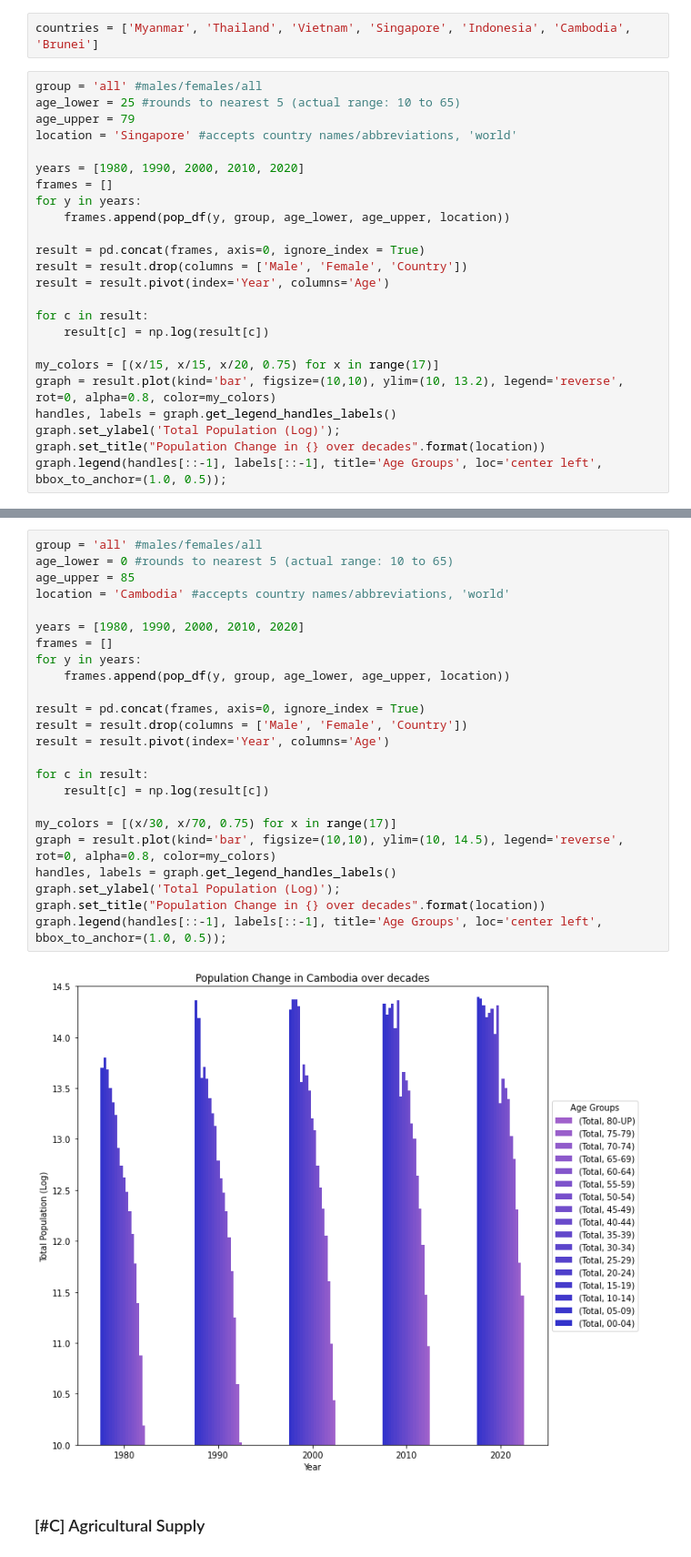
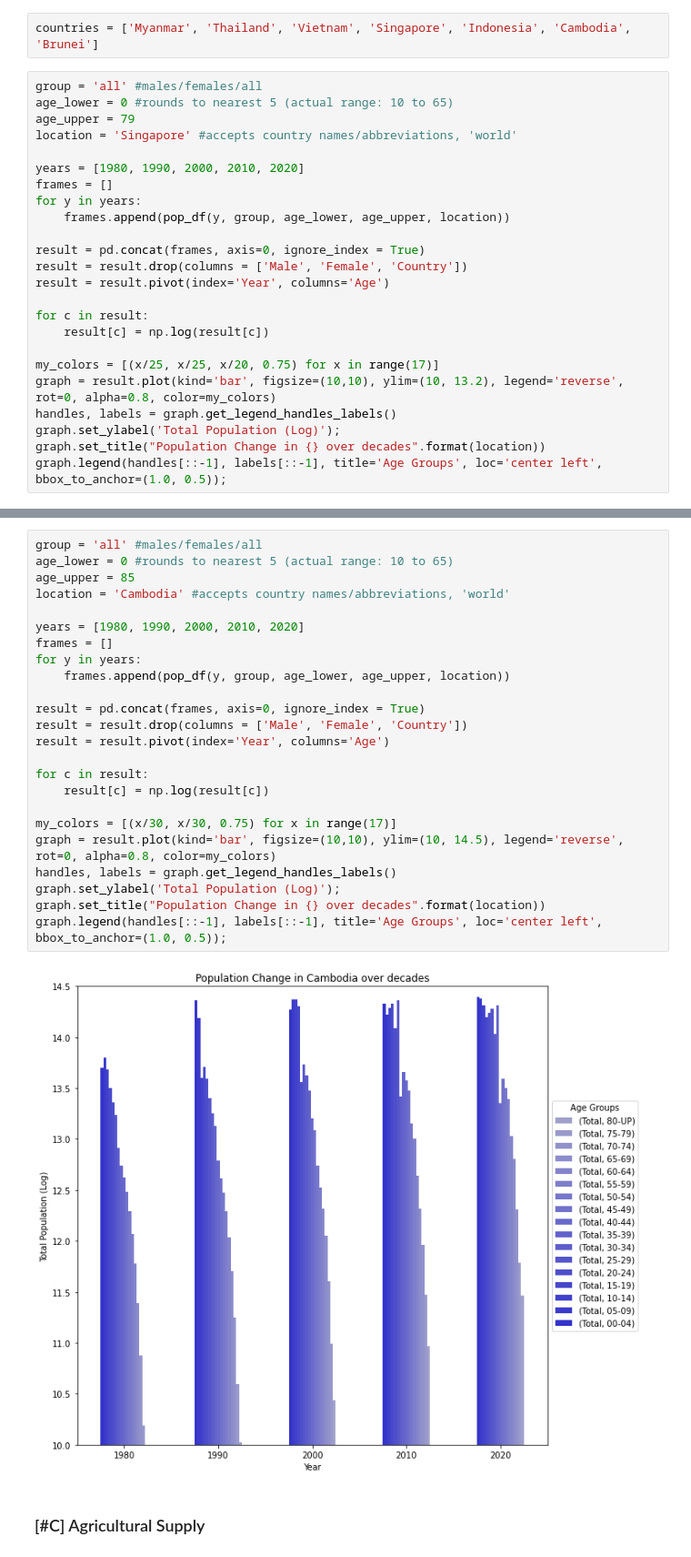
Before and after one commit to jasminlee/EEP-153-Mahalanobis-project-1, a Jupyter notebook: project1.ipynb, the cells around one changed output, grey strips where cells are left out. Shown at 91% size. Drawn from its saved outputs; the diff is of its cells as text.

```diff
--- a/project1.ipynb
+++ b/project1.ipynb
@@ -255,7 +255,7 @@ changes over time, this is for you!
 countries = ['Myanmar', 'Thailand', 'Vietnam', 'Singapore', 'Indonesia', 'Cambodia', 'Brunei']
 # %%
 group = 'all' #males/females/all
-age_lower = 25 #rounds to nearest 5 (actual range: 10 to 65)
+age_lower = 0 #rounds to nearest 5 (actual range: 10 to 65)
 age_upper = 79
 location = 'Singapore' #accepts country names/abbreviations, 'world'
 
@@ -271,7 +271,7 @@ result = result.pivot(index='Year', columns='Age')
 for c in result:
     result[c] = np.log(result[c])
 
-my_colors = [(x/15, x/15, x/20, 0.75) for x in range(17)]
+my_colors = [(x/25, x/25, x/20, 0.75) for x in range(17)]
 graph = result.plot(kind='bar', figsize=(10,10), ylim=(10, 13.2), legend='reverse', rot=0, alpha=0.8, color=my_colors)
 handles, labels = graph.get_legend_handles_labels()
 graph.set_ylabel('Total Population (Log)');
@@ -282,29 +282,29 @@ graph.legend(handles[::-1], labels[::-1], title='Age Groups', loc='center left',
 # %%
 group = 'all' #males/females/all
 age_lower = 0 #rounds to nearest 5 (actual range: 10 to 65)
 age_upper = 85
 location = 'Cambodia' #accepts country names/abbreviations, 'world'
 
 years = [1980, 1990, 2000, 2010, 2020]
 frames = []
 for y in years:
     frames.append(pop_df(y, group, age_lower, age_upper, location))
 
 result = pd.concat(frames, axis=0, ignore_index = True)
 result = result.drop(columns = ['Male', 'Female', 'Country'])
 result = result.pivot(index='Year', columns='Age')
 
 for c in result:
     result[c] = np.log(result[c])
 
-my_colors = [(x/30, x/70, 0.75) for x in range(17)]
+my_colors = [(x/30, x/30, 0.75) for x in range(17)]
 graph = result.plot(kind='bar', figsize=(10,10), ylim=(10, 14.5), legend='reverse', rot=0, alpha=0.8, color=my_colors)
 handles, labels = graph.get_legend_handles_labels()
 graph.set_ylabel('Total Population (Log)');
 graph.set_title("Population Change in {} over decades".format(location))
 graph.legend(handles[::-1], labels[::-1], title='Age Groups', loc='center left', bbox_to_anchor=(1.0, 0.5));
 # %% [output]
-[figure, old version]
+[figure, new version]
 # %% [markdown]
 ### [#C] Agricultural Supply
 # %% [markdown]
```
Also changed, not shown: parts of 1 cell of this notebook.
